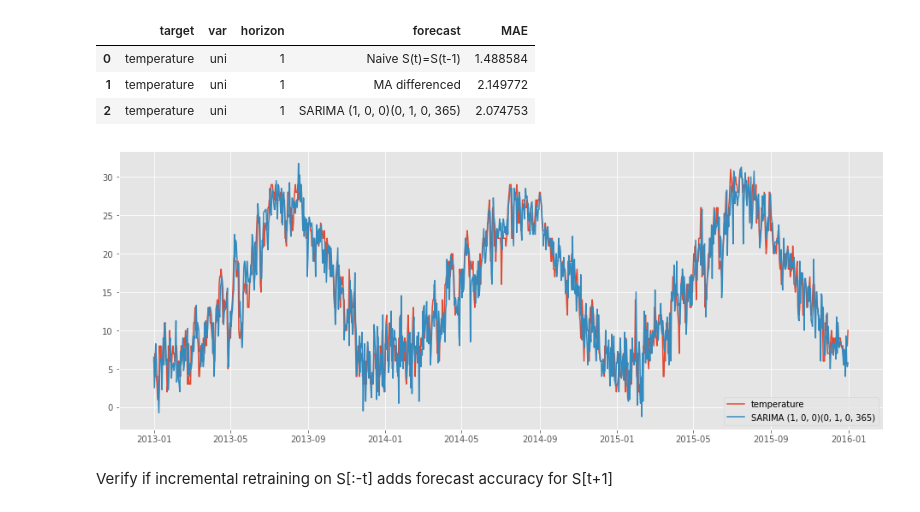
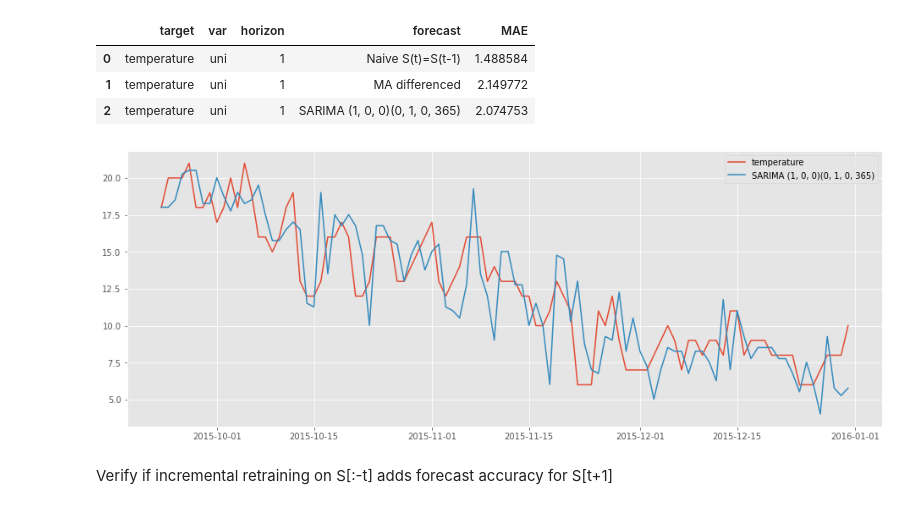
Before and after one commit to lecritch/madrid-weather, a Jupyter notebook: madrid_temperature.ipynb, the cells around one changed output. Drawn from its saved outputs; the diff is of its cells as text; code cells hidden in the pictures.

```diff
--- a/madrid_temperature.ipynb
+++ b/madrid_temperature.ipynb
@@ -394,10 +378,6 @@ HORIZON = 1  # forecast horizon (e.g. for 1-day ahead forecasts, horizon=1)
 
 PERIOD = 365  # differencing period for SARIMA
 
-y = df[TARGET].values.copy()
-y_true  = y[TEST_PERIOD:].copy()
-y_train = y[:TEST_PERIOD].copy()
-
-t_train = df.date[:TEST_PERIOD]
+VIEW_PERIOD = 100 # the last n days to visualzie y_true, y_hat
 
 y_hats = []  # accumulate the forecasts
@@ -657,9 +665,9 @@ reports
 | 1 | temperature | uni | 1 | MA differenced | 2.149772 |
 | 2 | temperature | uni | 1 | SARIMA (1, 0, 0)(0, 1, 0, 365) | 2.074753 |
 # %%
-plot_series({f'{TARGET}': y_true, f'SARIMA {best_order}(0, 1, 0, 365)': y_hat}, TEST_PERIOD)
+plot_series({f'{TARGET}': y_true, f'SARIMA {best_order}(0, 1, 0, 365)': y_hat}, -VIEW_PERIOD)
 # %% [output]
-[figure, old version]
+[figure, new version]
 # %% [markdown]
 Verify if incremental retraining on S[:-t] adds forecast accuracy for S[t+1]
 # %%
```
Also changed, not shown: parts of 56 cells of this notebook.
